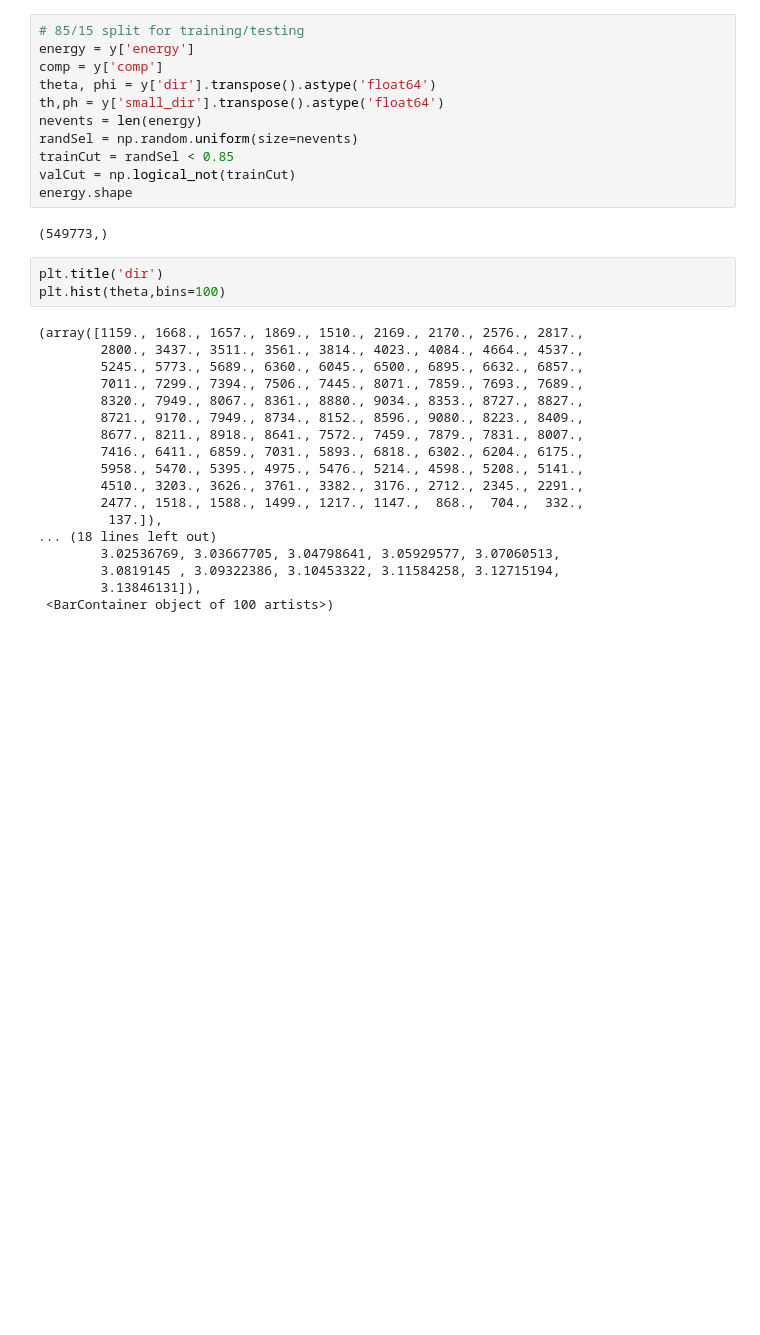
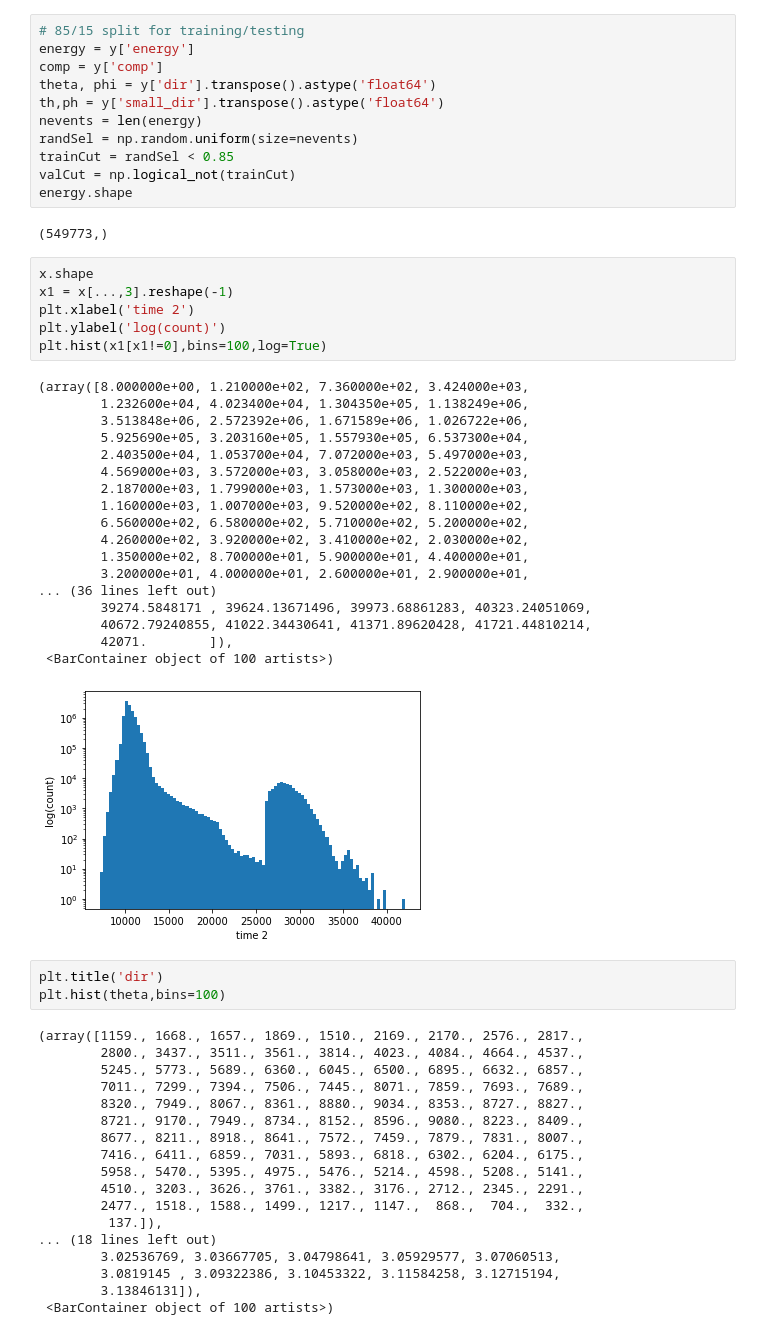
Before and after one commit to fmcnallyi3/icetop-cnn, a Jupyter notebook: sampleAnalysis.ipynb, the cells around one changed output. Cells and saved outputs as stored; diff of their text form; blank space fills up the shorter version.

```diff
--- a/sampleAnalysis.ipynb
+++ b/sampleAnalysis.ipynb
@@ -51,6 +51,31 @@ valCut = np.logical_not(trainCut)
 energy.shape
 # %% [output]
 (549773,)
+# %%
+x.shape
+x1 = x[...,3].reshape(-1)
+plt.xlabel('time 2')
+plt.ylabel('log(count)')
+plt.hist(x1[x1!=0],bins=100,log=True)
+# %% [output]
+(array([8.000000e+00, 1.210000e+02, 7.360000e+02, 3.424000e+03,
+        1.232600e+04, 4.023400e+04, 1.304350e+05, 1.138249e+06,
+        3.513848e+06, 2.572392e+06, 1.671589e+06, 1.026722e+06,
+        5.925690e+05, 3.203160e+05, 1.557930e+05, 6.537300e+04,
+        2.403500e+04, 1.053700e+04, 7.072000e+03, 5.497000e+03,
+        4.569000e+03, 3.572000e+03, 3.058000e+03, 2.522000e+03,
+        2.187000e+03, 1.799000e+03, 1.573000e+03, 1.300000e+03,
+        1.160000e+03, 1.007000e+03, 9.520000e+02, 8.110000e+02,
+        6.560000e+02, 6.580000e+02, 5.710000e+02, 5.200000e+02,
+        4.260000e+02, 3.920000e+02, 3.410000e+02, 2.030000e+02,
+        1.350000e+02, 8.700000e+01, 5.900000e+01, 4.400000e+01,
+        3.200000e+01, 4.000000e+01, 2.600000e+01, 2.900000e+01,
+... (36 lines left out)
+        39274.5848171 , 39624.13671496, 39973.68861283, 40323.24051069,
+        40672.79240855, 41022.34430641, 41371.89620428, 41721.44810214,
+        42071.        ]),
+ <BarContainer object of 100 artists>)
+[figure, added]
 # %%
 plt.title('dir')
 plt.hist(theta,bins=100)
```
Also changed, not shown: parts of 1 cell of this notebook, 11 other files.
